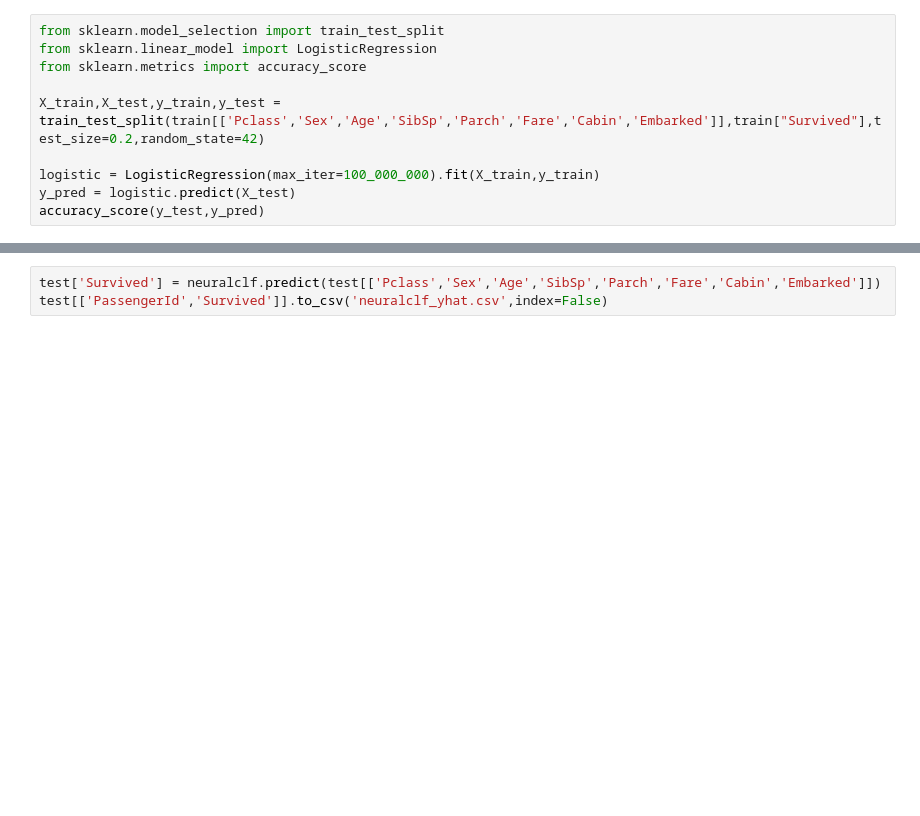
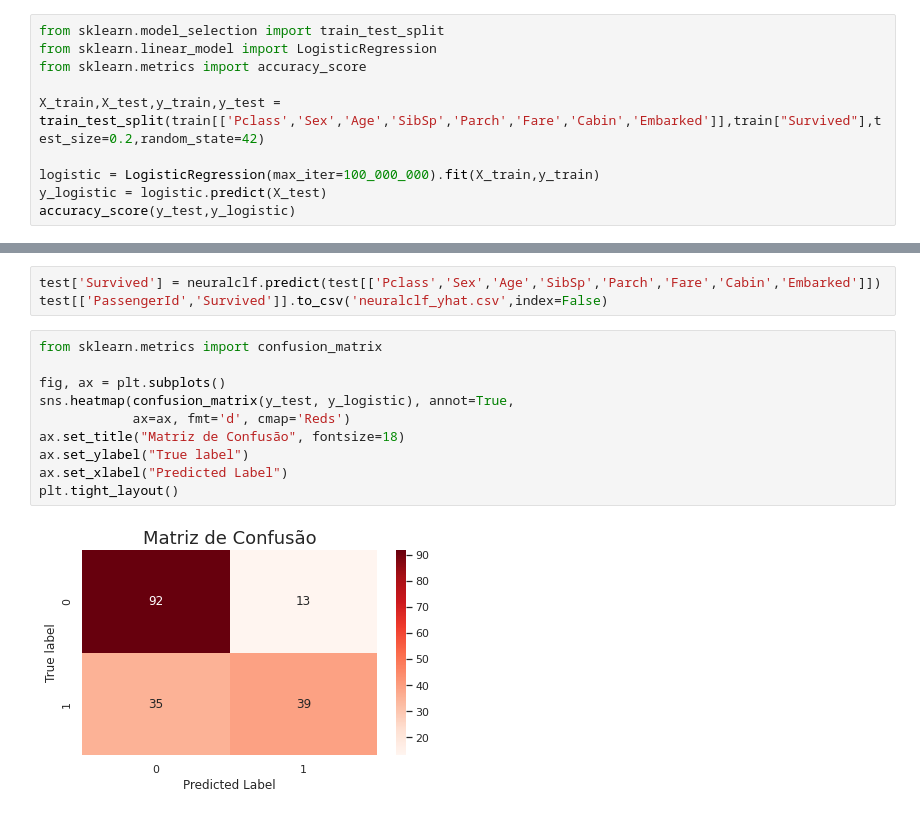
Before and after one commit to HerbertMariano/kaggle-dojo, a Jupyter notebook: titanic.ipynb, the cells around one changed output, grey strips where cells are left out. Saved outputs shown, nothing was run; the diff lists cells and outputs as text; blank space fills up the shorter version.

Commit message:
add matriz de conf

```diff
--- a/titanic.ipynb
+++ b/titanic.ipynb
@@ -104,8 +104,8 @@ from sklearn.metrics import accuracy_score
 X_train,X_test,y_train,y_test = train_test_split(train[['Pclass','Sex','Age','SibSp','Parch','Fare','Cabin','Embarked']],train["Survived"],test_size=0.2,random_state=42)
 
 logistic = LogisticRegression(max_iter=100_000_000).fit(X_train,y_train)
-y_pred = logistic.predict(X_test)
-accuracy_score(y_test,y_pred)
+y_logistic = logistic.predict(X_test)
+accuracy_score(y_test,y_logistic)
 # %% [output]
 0.7318435754189944
 # %%
@@ -165,3 +165,15 @@ test[['PassengerId','Survived']].to_csv('logistic_yhat.csv',index=False)
 # %%
 test['Survived'] = neuralclf.predict(test[['Pclass','Sex','Age','SibSp','Parch','Fare','Cabin','Embarked']])
 test[['PassengerId','Survived']].to_csv('neuralclf_yhat.csv',index=False)
+# %%
+from sklearn.metrics import confusion_matrix
+
+fig, ax = plt.subplots()
+sns.heatmap(confusion_matrix(y_test, y_logistic), annot=True,
+            ax=ax, fmt='d', cmap='Reds')
+ax.set_title("Matriz de Confusão", fontsize=18)
+ax.set_ylabel("True label")
+ax.set_xlabel("Predicted Label")
+plt.tight_layout()
+# %% [output]
+[figure, added]
```
Also changed, not shown: parts of 4 cells of this notebook, 1 other file.
